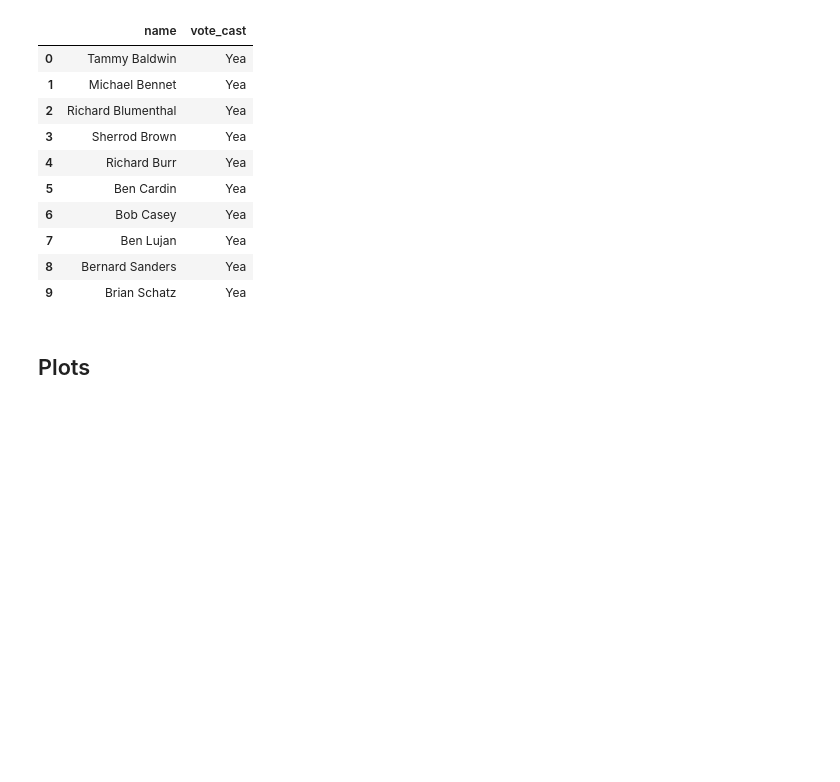
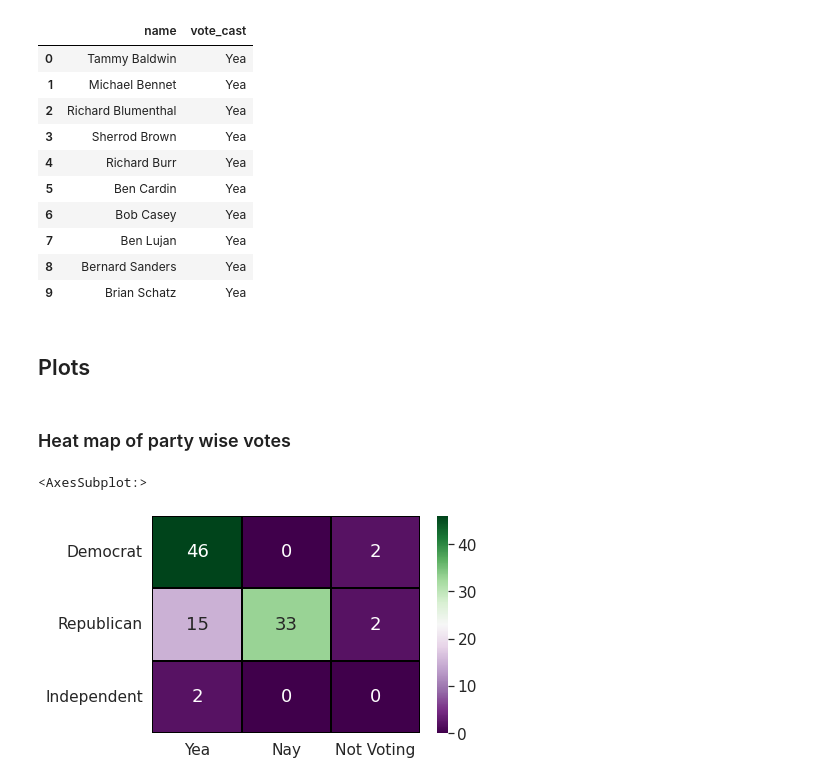
Before and after one commit to jishnujp/US_senate_roll_call, a Jupyter notebook: voteSummary.ipynb, the cells around one changed output. Drawn from its saved outputs; the diff is of its cells as text; code cells hidden in the pictures; blank space fills up the shorter version.

Commit message:
Few basic plots with pandas and matplotlib

```diff
--- a/voteSummary.ipynb
+++ b/voteSummary.ipynb
@@ -160,3 +157,17 @@ display(names.loc[(names.name.str.contains('B')) & (names.vote_cast == 'Yea')].r
 | 9 | Brian Schatz | Yea |
 # %% [markdown]
 ## Plots
+# %% [markdown]
+### Heat map of party wise votes
+# %%
+import seaborn as sns
+sns.set(font_scale=1.4)
+votes_summary.columns.name = ''
+votes_summary = votes_summary.reindex(['Democrat','Republican','Independent'])
+votes_summary = votes_summary[['Yea','Nay','Not Voting']]
+# %%
+sns.heatmap(votes_summary,cmap = 'PRGn',annot = True,linewidth=2,linecolor = 'black',
+            annot_kws={'fontsize':18})
+# %% [output]
+<AxesSubplot:>
+[figure, added]
```
Also changed, not shown: parts of 9 cells of this notebook.
